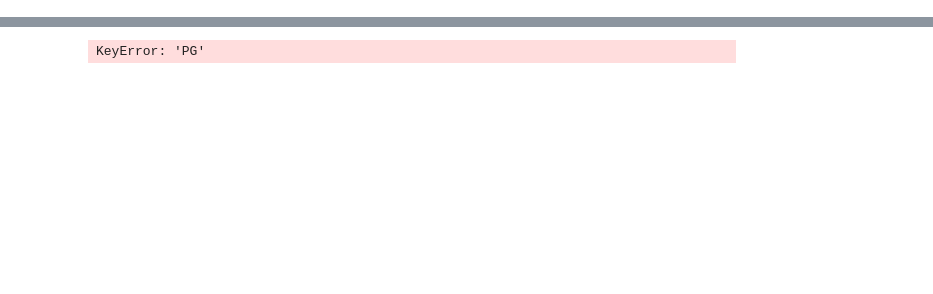
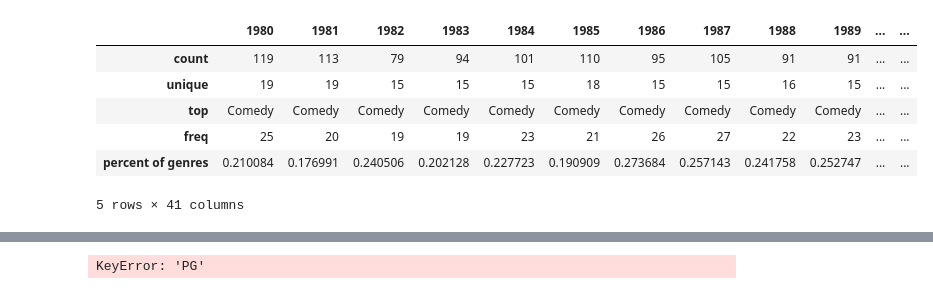
Before and after one commit to jackatopolis/apatosaurus_movies, a Jupyter notebook: Genre1.ipynb, the cells around one changed output, grey strips where cells are left out. Cells and saved outputs as stored; diff of their text form; code cells hidden in the pictures; blank space fills up the shorter version.

```diff
--- a/Genre1.ipynb
+++ b/Genre1.ipynb
@@ -57,0 +159,24 @@ genre_df
+# %%
+# Statistics on genre
+
+genre_count = genre_stats.loc['count']
+top_genres = genre_stats.loc['top']
+top_genre_count = genre_stats.loc['freq']
+top_genre_percent_of_genres = top_genre_count/genre_count
+genre_stats.loc['percent of genres'] = top_genre_percent_of_genres
+
+movie_count = []
+for year in list(data.keys()):
+    movie_count.append(len(list(data[year].keys())))
+movie_count = pd.Series(movie_count,list(data.keys()))
+top_genre_percent_of_movies = top_genre_count/movie_count
+top_genre_percent_of_movies
+genre_stats
+# %% [output]
+|  | 1980 | 1981 | 1982 | 1983 | 1984 | 1985 | 1986 | 1987 | 1988 | 1989 | ... | ... |
+| count | 119 | 113 | 79 | 94 | 101 | 110 | 95 | 105 | 91 | 91 | ... | ... |
+| unique | 19 | 19 | 15 | 15 | 15 | 18 | 15 | 15 | 16 | 15 | ... | ... |
+| top | Comedy | Comedy | Comedy | Comedy | Comedy | Comedy | Comedy | Comedy | Comedy | Comedy | ... | ... |
+| freq | 25 | 20 | 19 | 19 | 23 | 21 | 26 | 27 | 22 | 23 | ... | ... |
+| percent of genres | 0.210084 | 0.176991 | 0.240506 | 0.202128 | 0.227723 | 0.190909 | 0.273684 | 0.257143 | 0.241758 | 0.252747 | ... | ... |
+5 rows × 41 columns
```
Also changed, not shown: parts of 10 cells of this notebook.
